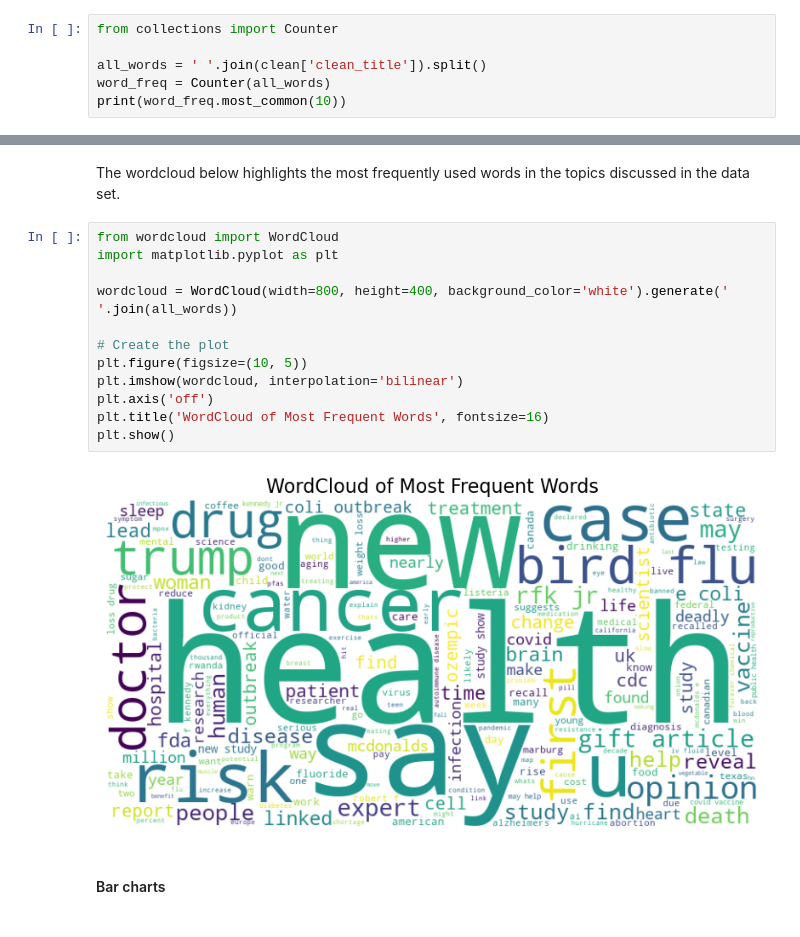
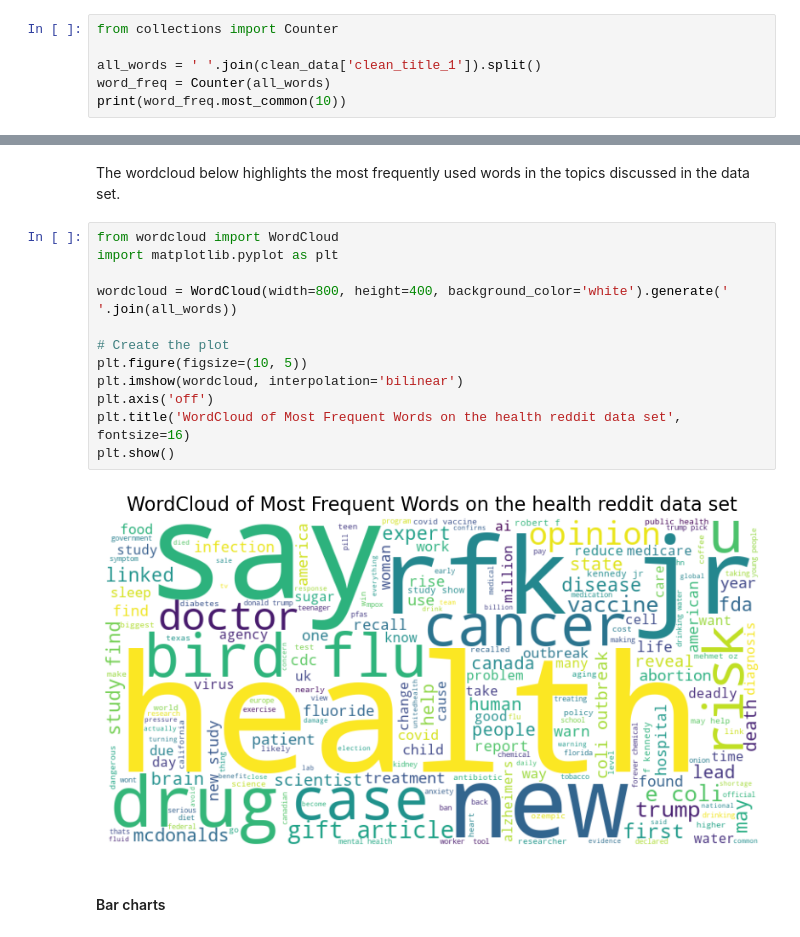
Before and after one commit to Olayemi-cloud/jh24993_EMATM0048---Python-Project, a Jupyter notebook: jh24993_EMATM0048_Q2.ipynb, the cells around one changed output, grey strips where cells are left out. Cells and saved outputs as stored; diff of their text form.

```diff
--- a/jh24993_EMATM0048_Q2.ipynb
+++ b/jh24993_EMATM0048_Q2.ipynb
@@ -533,7 +541,7 @@ The top 10 highest occuring words are:
 # %%
 from collections import Counter
 
-all_words = ' '.join(clean['clean_title']).split()
+all_words = ' '.join(clean_data['clean_title_1']).split()
 word_freq = Counter(all_words)
 print(word_freq.most_common(10))
 # %% [output]
@@ -545,17 +553,17 @@ The wordcloud below highlights the most frequently used words in the topics disc
 # %%
 from wordcloud import WordCloud
 import matplotlib.pyplot as plt
 
 wordcloud = WordCloud(width=800, height=400, background_color='white').generate(' '.join(all_words))
 
 # Create the plot
 plt.figure(figsize=(10, 5))
 plt.imshow(wordcloud, interpolation='bilinear')
 plt.axis('off')
-plt.title('WordCloud of Most Frequent Words', fontsize=16)
+plt.title('WordCloud of Most Frequent Words on the health reddit data set', fontsize=16)
 plt.show()
 # %% [output]
-[figure, old version]
+[figure, new version]
 # %% [markdown]
 #### Bar charts
 # %% [markdown]
```
Also changed, not shown: parts of 87 cells of this notebook.
